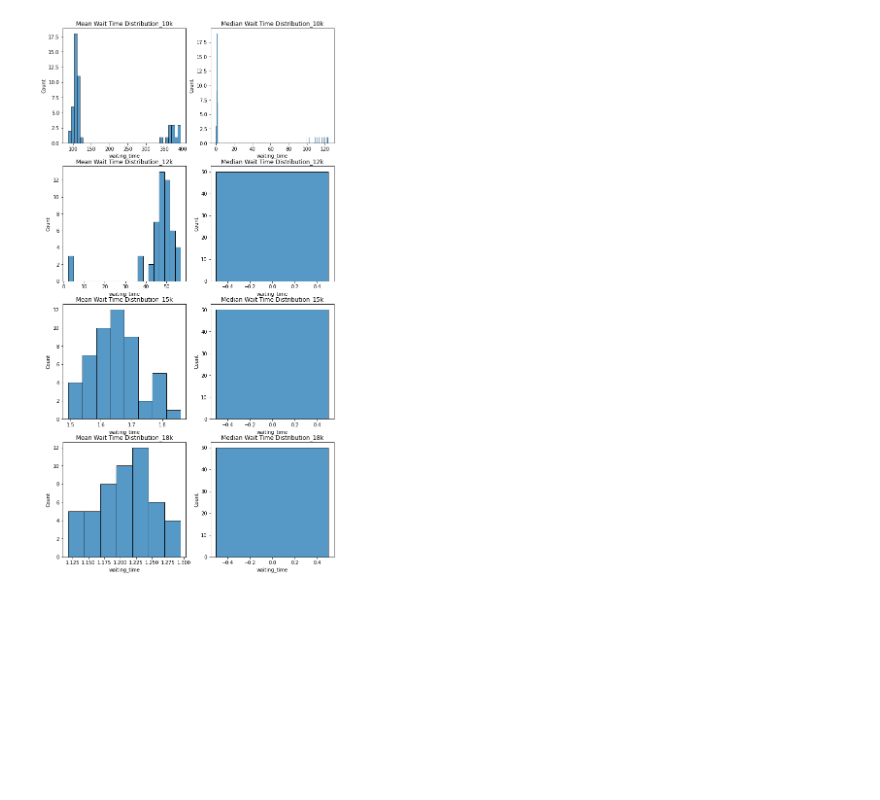
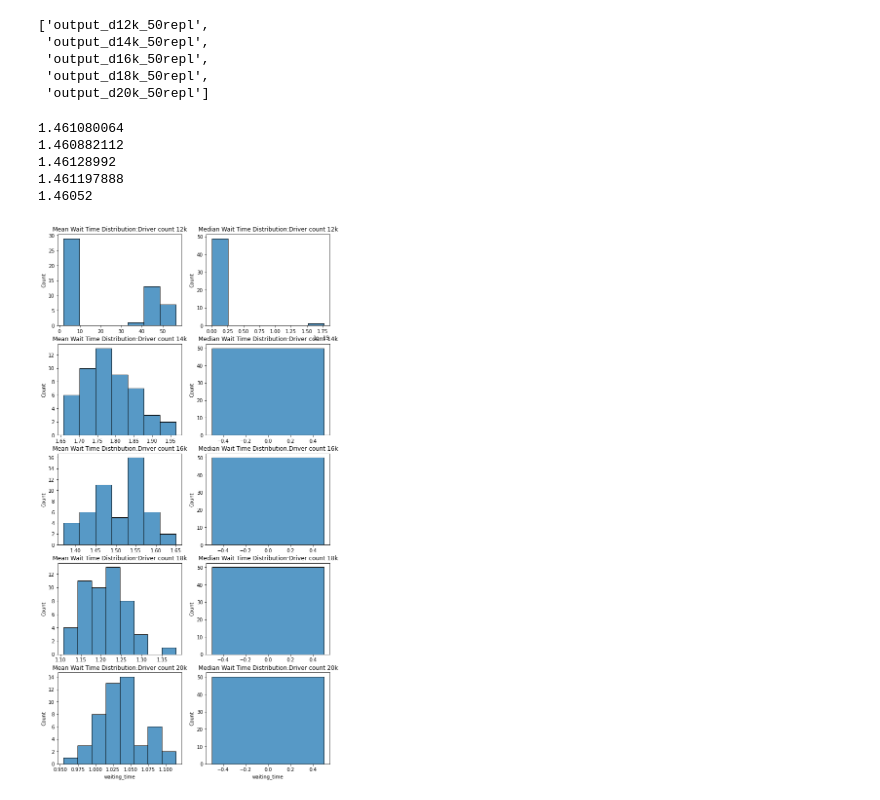
Before and after one commit to anthony001w/uber-nyc-simulation, a Jupyter notebook: analyzing_simulation_output.ipynb, the cells around one changed output. Drawn from its saved outputs; the diff is of its cells as text; code cells hidden in the pictures; blank space fills up the shorter version.

```diff
--- a/analyzing_simulation_output.ipynb
+++ b/analyzing_simulation_output.ipynb
@@ -4,28 +4,48 @@ import numpy as np
 import seaborn as sns
 import tqdm.notebook as tqdm
 from matplotlib import pyplot as plt
+# %%
+output_folders = [f'output_d{i}k_50repl' for i in range(12,22,2)]
+output_folders
+# %% [output]
+['output_d12k_50repl',
+ 'output_d14k_50repl',
+ 'output_d16k_50repl',
+ 'output_d18k_50repl',
+ 'output_d20k_50repl']
 # %%
-passenger_details_10 = pd.read_parquet('output_d10k_50repl/passenger_parquet')
-passenger_details_12 = pd.read_parquet('output_d12k_50repl/passenger_parquet')
-passenger_details_15 = pd.read_parquet('output_d15k_50repl/passenger_parquet')
-passenger_details_18 = pd.read_parquet('output_d18k_50repl/passenger_parquet')
+passenger_details = []
+for folder in output_folders:
+    p = pd.read_parquet(f'{folder}/passenger_parquet')
+    passenger_details.append(p)
+    print(p.memory_usage(deep=True).sum() / 1000**3)
+# %% [output]
+1.461080064
+1.460882112
+1.46128992
+1.461197888
+1.46052
 # %%
-def graph_wait_times(passenger_details, ax_mean, ax_median, unique_title = ''):
-    mean_wait_time = passenger_details.groupby('replication').waiting_time.mean()
-    median_wait_time = passenger_details.groupby('replication').waiting_time.median()
+def graph_wait_times(p, ax_mean, ax_median, unique_title = '', last_axis = False):
+    mean_wait_time = p.groupby('replication').waiting_time.mean()
+    median_wait_time = p.groupby('replication').waiting_time.median()
 
     sns.histplot(data = mean_wait_time, ax = ax_mean)
     ax_mean.set_title('Mean Wait Time Distribution' + unique_title)
     sns.histplot(data = median_wait_time, ax = ax_median)
     ax_median.set_title('Median Wait Time Distribution' + unique_title)
+
+    if not last_axis:
+        ax_mean.set_xlabel('')
+        ax_median.set_xlabel('')
 # %%
 #get a look at the average wait time distribution
-f, ax = plt.subplots(4,2, figsize=(10,20))
+f, ax = plt.subplots(len(passenger_details),2, figsize=(10,20))
 
-graph_wait_times(passenger_details_10, ax[0][0], ax[0][1], '_10k')
-graph_wait_times(passenger_details_12, ax[1][0], ax[1][1], '_12k')
-graph_wait_times(passenger_details_15, ax[2][0], ax[2][1], '_15k')
-graph_wait_times(passenger_details_18, ax[3][0], ax[3][1], '_18k')
+for p, plot_ax, num_drivers in zip(passenger_details, ax, range(12, 22, 2)):
+    graph_wait_times(p, plot_ax[0], plot_ax[1], f':Driver count {num_drivers}k', last_axis = num_drivers == 20)
+
+plt.savefig('output_simulation_analysis/mean_median_wait_times', bbox_inches = 'tight')
 # %% [output]
-[figure, old version]
+[figure, new version]
 # %%
```
Also changed, not shown: parts of 7 cells of this notebook, 7 other files.
